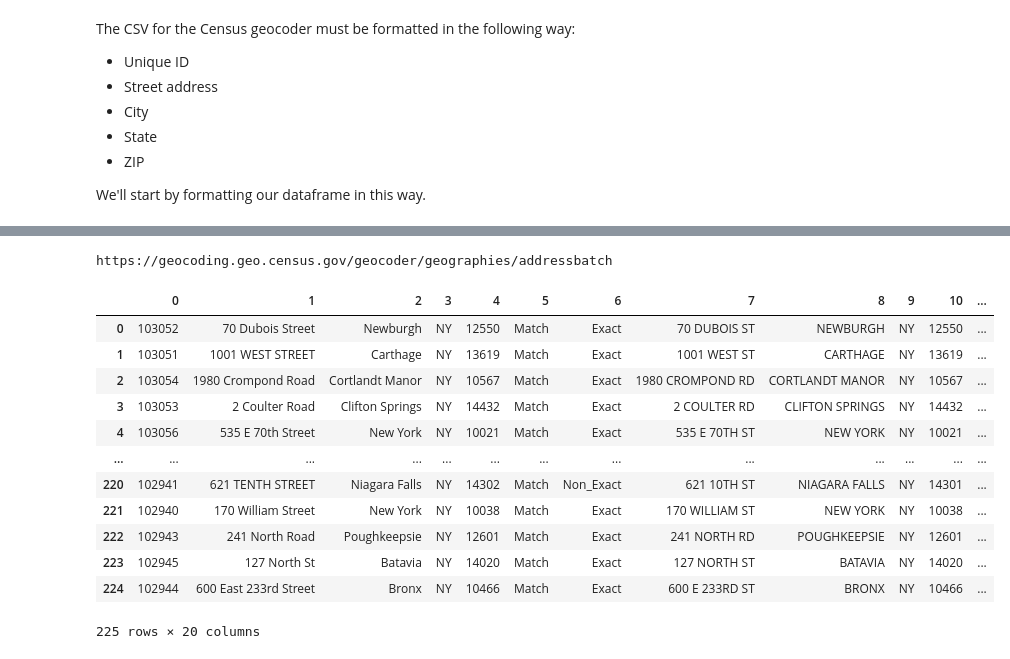
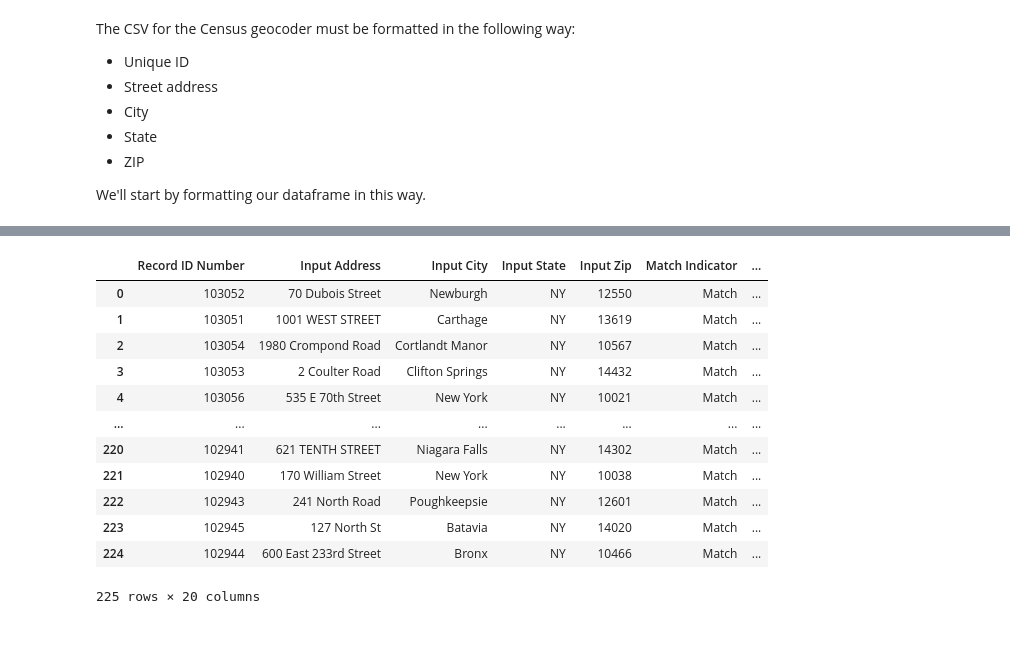
Before and after one commit to PUBPOL-2130/notebooks, a Jupyter notebook: helper-notebooks/PracticeGeolocating.ipynb, the cells around one changed output, grey strips where cells are left out. Drawn from its saved outputs; the diff is of its cells as text; code cells hidden in the pictures.

```diff
--- a/helper-notebooks/PracticeGeolocating.ipynb
+++ b/helper-notebooks/PracticeGeolocating.ipynb
@@ -230,30 +233,56 @@ df_hospitals_subset.to_csv("addresses.csv", index=False)
 # %%
 url = "https://geocoding.geo.census.gov/geocoder/geographies/addressbatch"
-payload = {
+parameters = {
     "benchmark": "Public_AR_Current",
     "vintage": "Current_Current",
     "format": "json",
 }
 files = {"addressFile": ("addresses.csv", open(r"./addresses.csv", "rb"))}
-r = requests.post(url, files=files, data=payload)
-print(r.url)
+r = requests.post(url, files=files, data=parameters)
-# %% [output]
-https://geocoding.geo.census.gov/geocoder/geographies/addressbatch
 # %%
-geocoded_lines_list = [x.replace('"', "").split(",") for x in r.text.splitlines()]
-geocoded_df = pd.DataFrame(geocoded_lines_list)
+# need to clean geocoded result, which is just a text string
+# note: results do not have headers, so we will have to name the columns ourselves
+# via the documentation
+geocoded_lines_list = [
+    x.replace('"', "").strip().split(",") for x in r.text.splitlines()
+]
+geocoded_df = pd.DataFrame(
+    geocoded_lines_list,
+    columns=[
+        "Record ID Number",
+        "Input Address",
+        "Input City",
+        "Input State",
+        "Input Zip",
+        "Match Indicator",
+        "TIGER Match Type",
+        "TIGER Output Street Address",
+        "TIGER Output City",
+        "TIGER Output State",
+        "TIGER Output Zip",
+        "Interpolated Longitude",
+        "Interpolated Latitude",
+        "Tigerline ID",
+        "Tigerline ID Side",
+        "State",
+        "County",
+        "Tract",
+        "Block",
+        "",
+    ],
+)
 geocoded_df
 # %% [output]
-|  | 0 | 1 | 2 | 3 | 4 | 5 | 6 | 7 | 8 | 9 | 10 | ... |
-| 0 | 103052 | 70 Dubois Street | Newburgh | NY | 12550 | Match | Exact | 70 DUBOIS ST | NEWBURGH | NY | 12550 | ... |
-| 1 | 103051 | 1001 WEST STREET | Carthage | NY | 13619 | Match | Exact | 1001 WEST ST | CARTHAGE | NY | 13619 | ... |
-| 2 | 103054 | 1980 Crompond Road | Cortlandt Manor | NY | 10567 | Match | Exact | 1980 CROMPOND RD | CORTLANDT MANOR | NY | 10567 | ... |
-| 3 | 103053 | 2 Coulter Road | Clifton Springs | NY | 14432 | Match | Exact | 2 COULTER RD | CLIFTON SPRINGS | NY | 14432 | ... |
-| 4 | 103056 | 535 E 70th Street | New York | NY | 10021 | Match | Exact | 535 E 70TH ST | NEW YORK | NY | 10021 | ... |
-| ... | ... | ... | ... | ... | ... | ... | ... | ... | ... | ... | ... | ... |
-| 220 | 102941 | 621 TENTH STREET | Niagara Falls | NY | 14302 | Match | Non_Exact | 621 10TH ST | NIAGARA FALLS | NY | 14301 | ... |
-| 221 | 102940 | 170 William Street | New York | NY | 10038 | Match | Exact | 170 WILLIAM ST | NEW YORK | NY | 10038 | ... |
-| 222 | 102943 | 241 North Road | Poughkeepsie | NY | 12601 | Match | Exact | 241 NORTH RD | POUGHKEEPSIE | NY | 12601 | ... |
-| 223 | 102945 | 127 North St | Batavia | NY | 14020 | Match | Exact | 127 NORTH ST | BATAVIA | NY | 14020 | ... |
-| 224 | 102944 | 600 East 233rd Street | Bronx | NY | 10466 | Match | Exact | 600 E 233RD ST | BRONX | NY | 10466 | ... |
+|  | Record ID Number | Input Address | Input City | Input State | Input Zip | Match Indicator | ... |
+| 0 | 103052 | 70 Dubois Street | Newburgh | NY | 12550 | Match | ... |
+| 1 | 103051 | 1001 WEST STREET | Carthage | NY | 13619 | Match | ... |
+| 2 | 103054 | 1980 Crompond Road | Cortlandt Manor | NY | 10567 | Match | ... |
+| 3 | 103053 | 2 Coulter Road | Clifton Springs | NY | 14432 | Match | ... |
+| 4 | 103056 | 535 E 70th Street | New York | NY | 10021 | Match | ... |
+| ... | ... | ... | ... | ... | ... | ... | ... |
+| 220 | 102941 | 621 TENTH STREET | Niagara Falls | NY | 14302 | Match | ... |
+| 221 | 102940 | 170 William Street | New York | NY | 10038 | Match | ... |
+| 222 | 102943 | 241 North Road | Poughkeepsie | NY | 12601 | Match | ... |
+| 223 | 102945 | 127 North St | Batavia | NY | 14020 | Match | ... |
+| 224 | 102944 | 600 East 233rd Street | Bronx | NY | 10466 | Match | ... |
 225 rows × 20 columns
```
Also changed, not shown: parts of 5 cells of this notebook.
